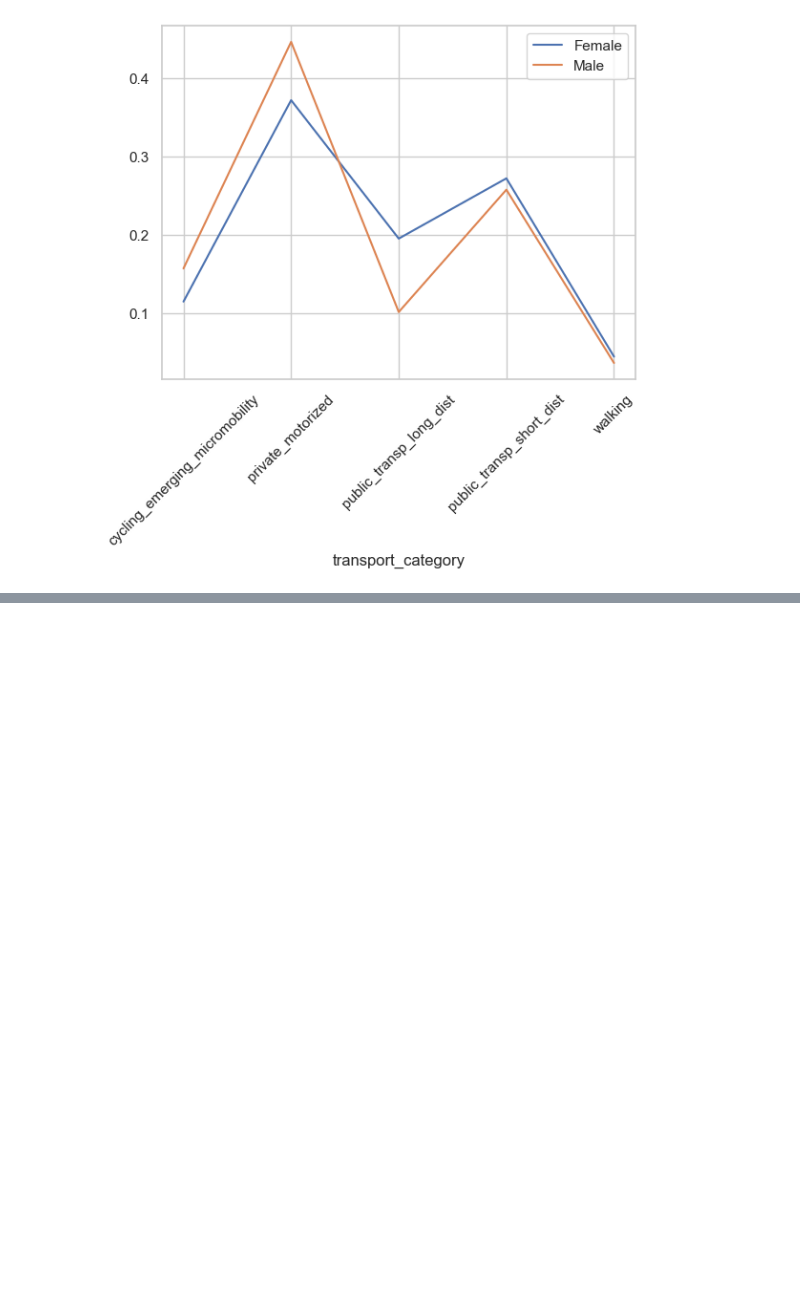
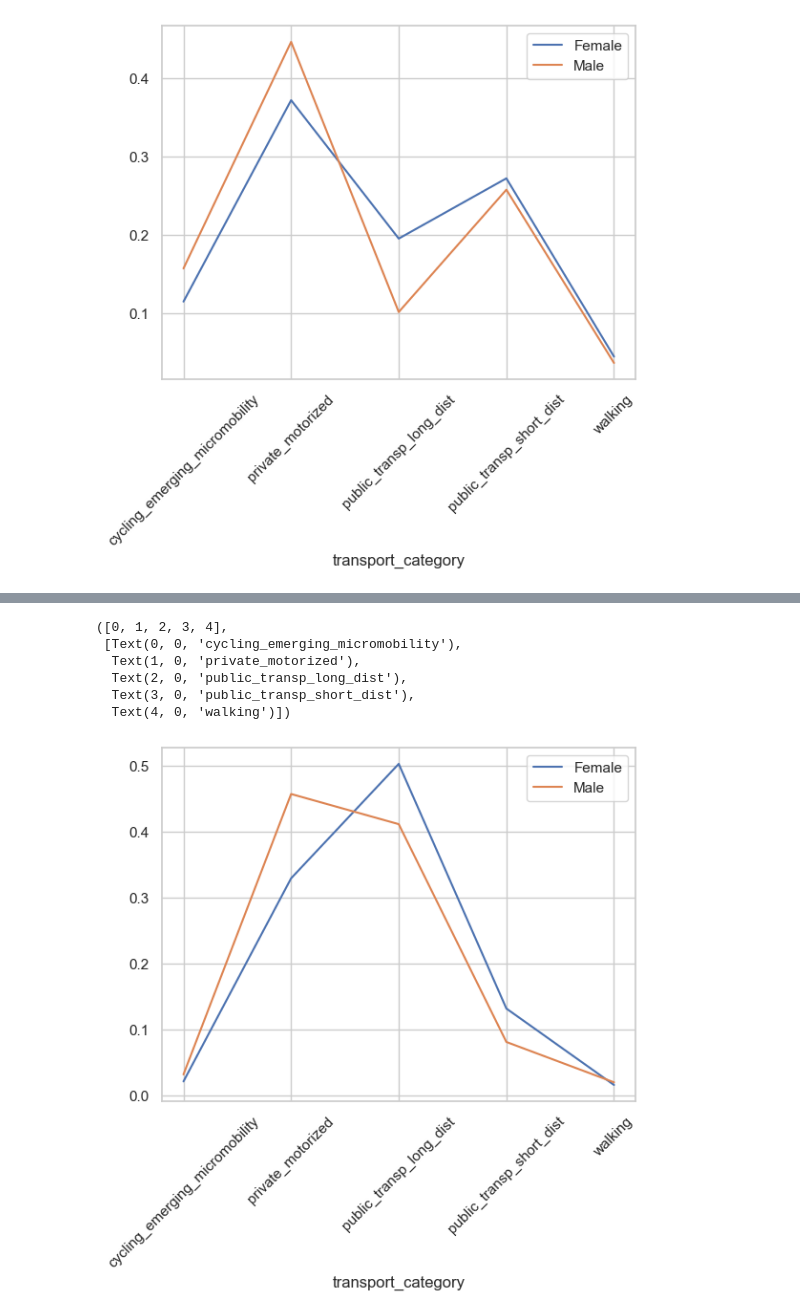
Before and after one commit to zavidos/SmartCitiesLab, a Jupyter notebook: dataset_analysis.ipynb, the cells around one changed output, grey strips where cells are left out. Drawn from its saved outputs; the diff is of its cells as text; code cells hidden in the pictures; blank space fills up the shorter version.

```diff
--- a/dataset_analysis.ipynb
+++ b/dataset_analysis.ipynb
@@ -444,0 +431,3 @@ MultiIndex([('Female', 'cycling_emerging_micromobility'),
+# %%
+businessonly=leg_coor_user_merged_purposes_motid[leg_coor_user_merged_purposes_motid['purpose'].isin(['Business_Trip'])]
+businessonly
@@ -444,0 +448,3 @@ MultiIndex([('Female', 'cycling_emerging_micromobility'),
+# %%
+legdistribution_business = businessonly.groupby(['gender', 'transport_category'])['leg_distance'].sum()/ businessonly.dropna(subset=['leg_distance']).groupby('gender')['leg_distance'].sum()
+legdistribution_business
@@ -444,0 +467,14 @@ MultiIndex([('Female', 'cycling_emerging_micromobility'),
+# %%
+sns.set_theme(style="whitegrid")
+sns.lineplot(x=legdistribution_business['Female'].index, y=legdistribution_business['Female'].values,legend='brief',label='Female')
+sns.lineplot(x=legdistribution_business['Male'].index, y=legdistribution_business['Male'].values,legend='brief',label='Male')
+
+plt.xticks(rotation=45)
+# %% [output]
+([0, 1, 2, 3, 4],
+ [Text(0, 0, 'cycling_emerging_micromobility'),
+  Text(1, 0, 'private_motorized'),
+  Text(2, 0, 'public_transp_long_dist'),
+  Text(3, 0, 'public_transp_short_dist'),
+  Text(4, 0, 'walking')])
+[figure, added]
```
Also changed, not shown: parts of 18 cells of this notebook, 6 other files.
